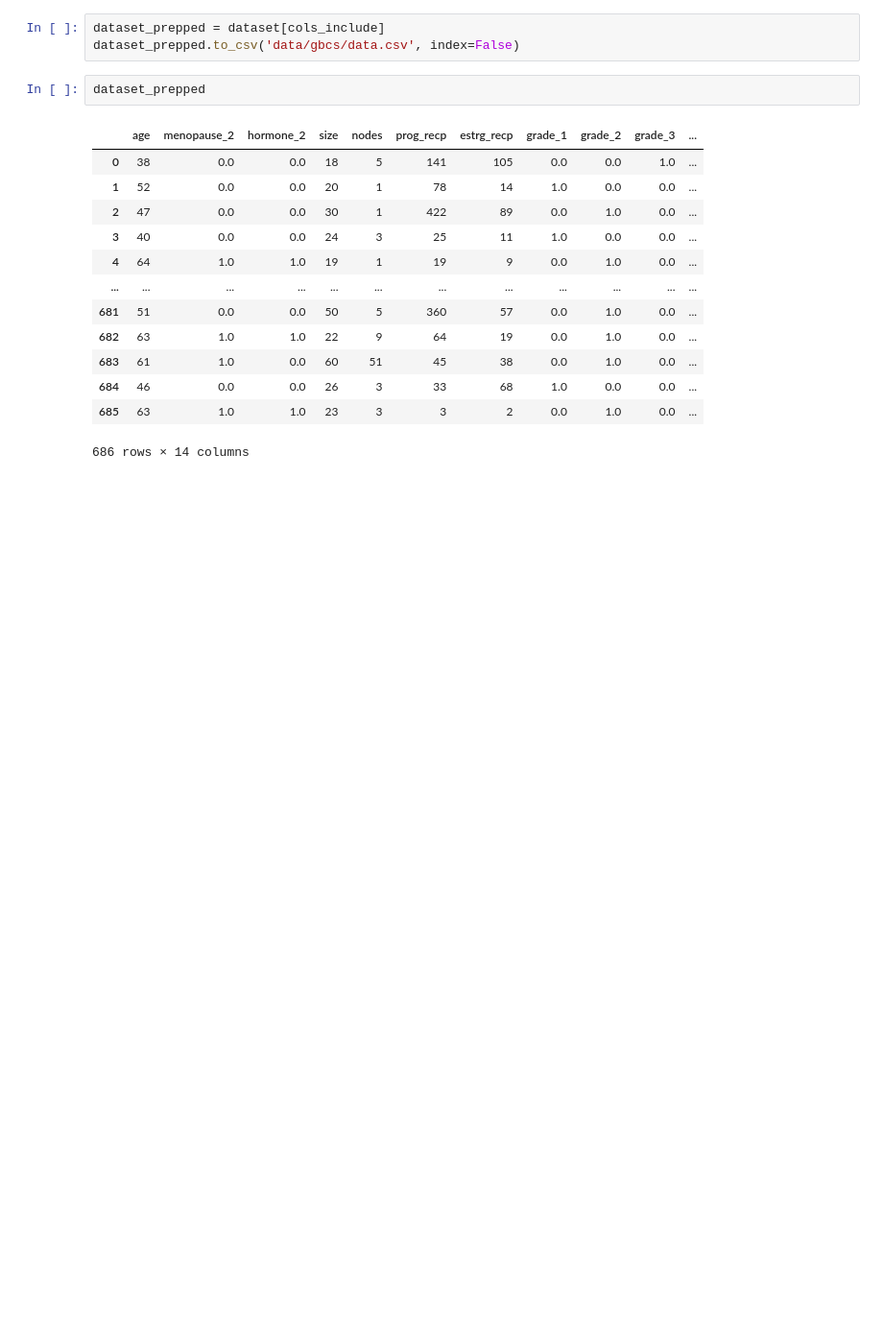
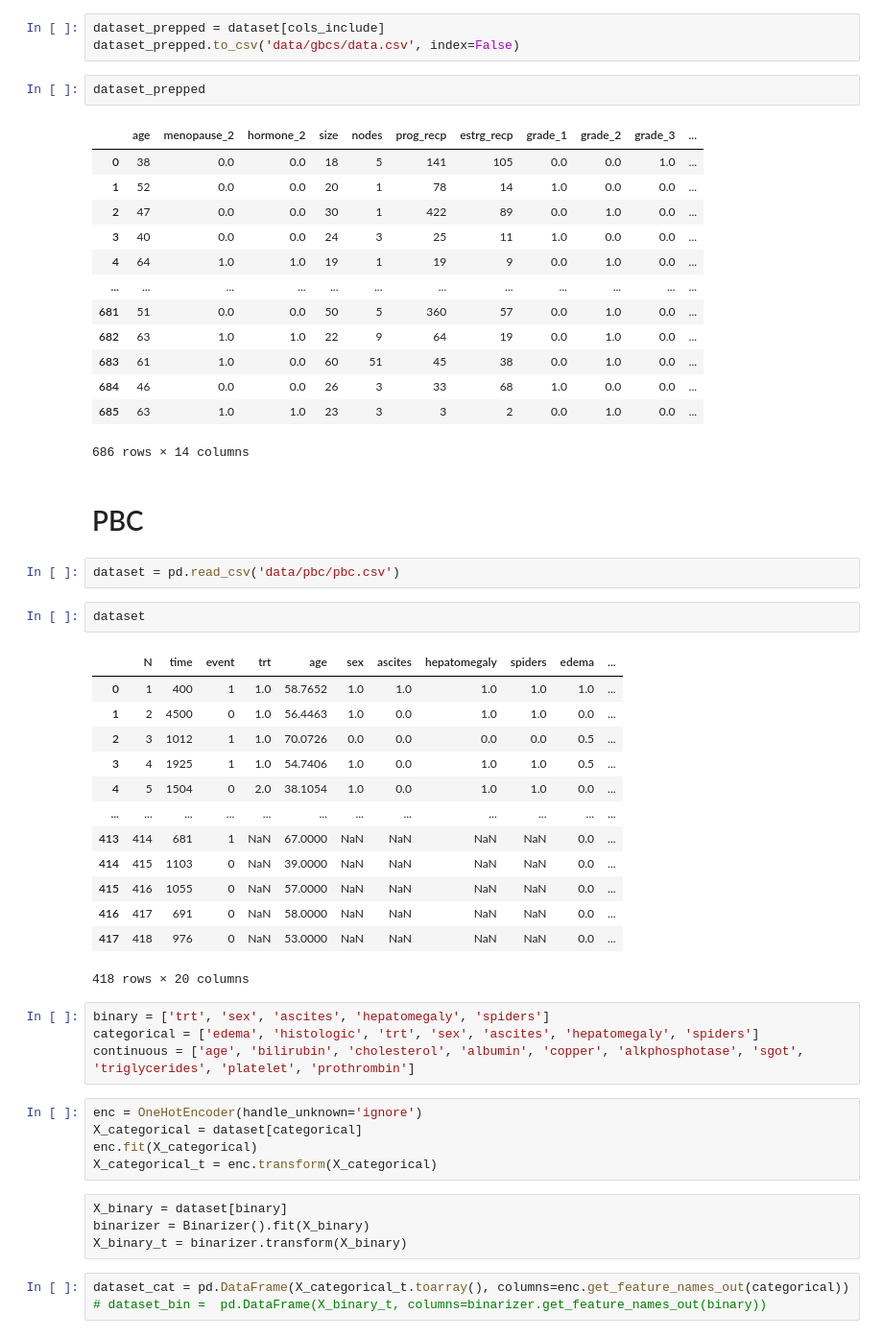
Before and after one commit to ipa/pymc-survival, a Jupyter notebook: examples/experiments/prepare_data.ipynb, the cells around one changed output. Shown: that part at 96% size. Cells and saved outputs as stored; diff of their text form; blank space fills up the shorter version.

Commit message:
notebook for data preparation

```diff
--- a/examples/experiments/prepare_data.ipynb
+++ b/examples/experiments/prepare_data.ipynb
@@ -185,3 +185,39 @@ dataset_prepped
 | 684 | 46 | 0.0 | 0.0 | 26 | 3 | 33 | 68 | 1.0 | 0.0 | 0.0 | ... |
 | 685 | 63 | 1.0 | 1.0 | 23 | 3 | 3 | 2 | 0.0 | 1.0 | 0.0 | ... |
 686 rows × 14 columns
+# %% [markdown]
+# PBC
+# %%
+dataset = pd.read_csv('data/pbc/pbc.csv')
+# %%
+dataset
+# %% [output]
+|  | N | time | event | trt | age | sex | ascites | hepatomegaly | spiders | edema | ... |
+| 0 | 1 | 400 | 1 | 1.0 | 58.7652 | 1.0 | 1.0 | 1.0 | 1.0 | 1.0 | ... |
+| 1 | 2 | 4500 | 0 | 1.0 | 56.4463 | 1.0 | 0.0 | 1.0 | 1.0 | 0.0 | ... |
+| 2 | 3 | 1012 | 1 | 1.0 | 70.0726 | 0.0 | 0.0 | 0.0 | 0.0 | 0.5 | ... |
+| 3 | 4 | 1925 | 1 | 1.0 | 54.7406 | 1.0 | 0.0 | 1.0 | 1.0 | 0.5 | ... |
+| 4 | 5 | 1504 | 0 | 2.0 | 38.1054 | 1.0 | 0.0 | 1.0 | 1.0 | 0.0 | ... |
+| ... | ... | ... | ... | ... | ... | ... | ... | ... | ... | ... | ... |
+| 413 | 414 | 681 | 1 | NaN | 67.0000 | NaN | NaN | NaN | NaN | 0.0 | ... |
+| 414 | 415 | 1103 | 0 | NaN | 39.0000 | NaN | NaN | NaN | NaN | 0.0 | ... |
+| 415 | 416 | 1055 | 0 | NaN | 57.0000 | NaN | NaN | NaN | NaN | 0.0 | ... |
+| 416 | 417 | 691 | 0 | NaN | 58.0000 | NaN | NaN | NaN | NaN | 0.0 | ... |
+| 417 | 418 | 976 | 0 | NaN | 53.0000 | NaN | NaN | NaN | NaN | 0.0 | ... |
+418 rows × 20 columns
+# %%
+binary = ['trt', 'sex', 'ascites', 'hepatomegaly', 'spiders']
+categorical = ['edema', 'histologic', 'trt', 'sex', 'ascites', 'hepatomegaly', 'spiders']
+continuous = ['age', 'bilirubin', 'cholesterol', 'albumin', 'copper', 'alkphosphotase', 'sgot', 'triglycerides', 'platelet', 'prothrombin']
+# %%
+enc = OneHotEncoder(handle_unknown='ignore')
+X_categorical = dataset[categorical]
+enc.fit(X_categorical)
+X_categorical_t = enc.transform(X_categorical)
+# %% [raw]
+X_binary = dataset[binary]
+binarizer = Binarizer().fit(X_binary)
+X_binary_t = binarizer.transform(X_binary)
+# %%
+dataset_cat = pd.DataFrame(X_categorical_t.toarray(), columns=enc.get_feature_names_out(categorical))
+# dataset_bin =  pd.DataFrame(X_binary_t, columns=binarizer.get_feature_names_out(binary))
```
Also changed, not shown: parts of 4 cells of this notebook.
